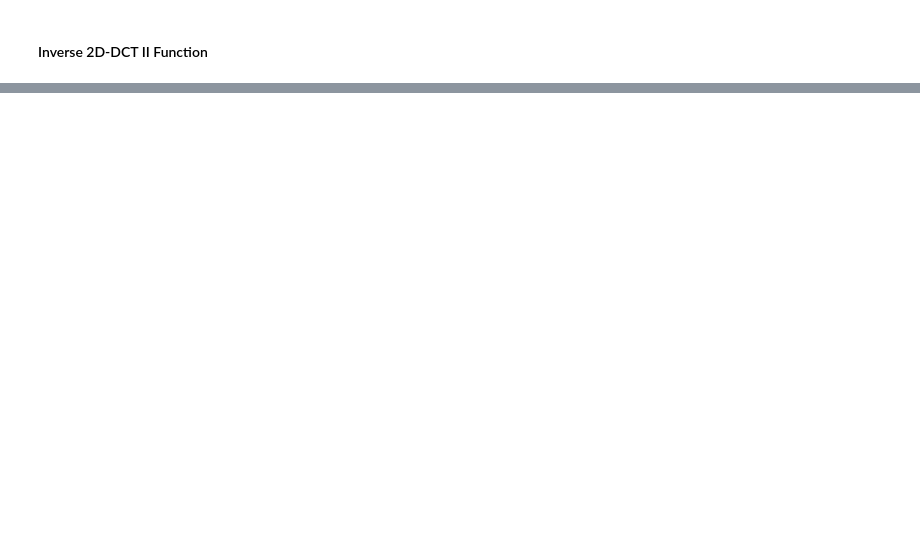
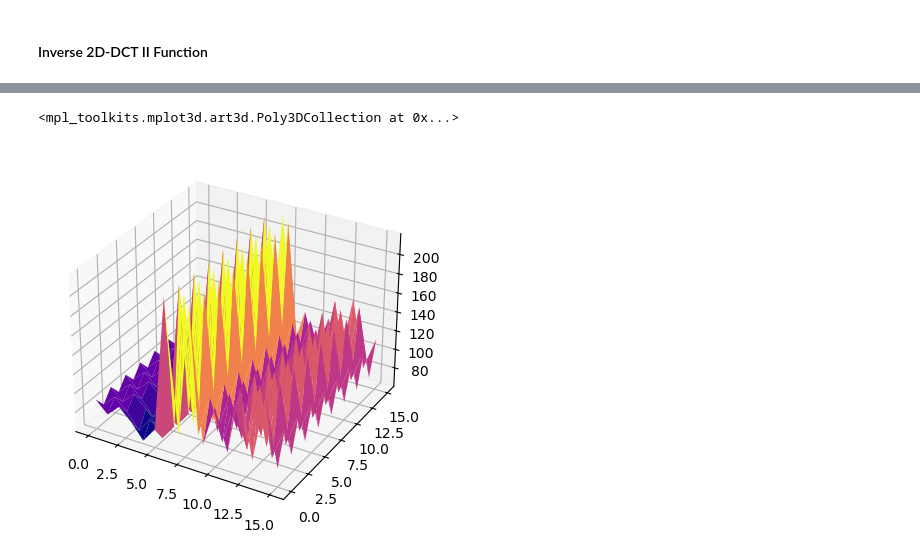
Before and after one commit to ratikaewkam/DCT, a Jupyter notebook: Lab/DCTlab.ipynb, the cells around one changed output, grey strips where cells are left out. Saved outputs shown, nothing was run; the diff lists cells and outputs as text; code cells hidden in the pictures; blank space fills up the shorter version.

```diff
--- a/Lab/DCTlab.ipynb
+++ b/Lab/DCTlab.ipynb
@@ -253,2 +253,31 @@ ax.plot_surface(X, Y, Z_dct2D, cmap='viridis', zorder=0)
 # %% [markdown]
 #### Inverse 2D-DCT II Function
+# %%
+def idct_2D(cof):
+    M, N = cof.shape
+    data = np.zeros((M, N))
+    PI = math.pi
+
+    for i in range(M):
+        for j in range(N):
+            s = 0
+            for m in range(M):
+                for n in range(N):
+                    if m == 0:
+                        alpha_m = 1 / math.sqrt(M)
+                    else:
+                        alpha_m = math.sqrt(2 / M)
+
+                    if n == 0:
+                        alpha_n = 1 / math.sqrt(N)
+                    else:
+                        alpha_n = math.sqrt(2 / N)
+
+                    s += cof[m][n] * alpha_m * alpha_n * math.cos(PI / (2 * M) * (2 * i + 1) * m) * math.cos(PI / (2 * N) * (2 * j + 1) * n)
+
+            data[i][j] = s
+
+    return np.around(data, decimals=7)
+# %%
+output2D_i = idct_2D(output2D)
+output2D_i
@@ -254,0 +323,8 @@ ax.plot_surface(X, Y, Z_dct2D, cmap='viridis', zorder=0)
+# %%
+X, Y = np.meshgrid(index_dim, index_dim)
+Z_idct2D = output2D_i
+ax = plt.subplot(projection='3d', computed_zorder=False)
+ax.plot_surface(X, Y, Z_idct2D, cmap='plasma', zorder=0)
+# %% [output]
+<mpl_toolkits.mplot3d.art3d.Poly3DCollection at 0x...>
+[figure, added]
```
Also changed, not shown: parts of 14 cells of this notebook.
